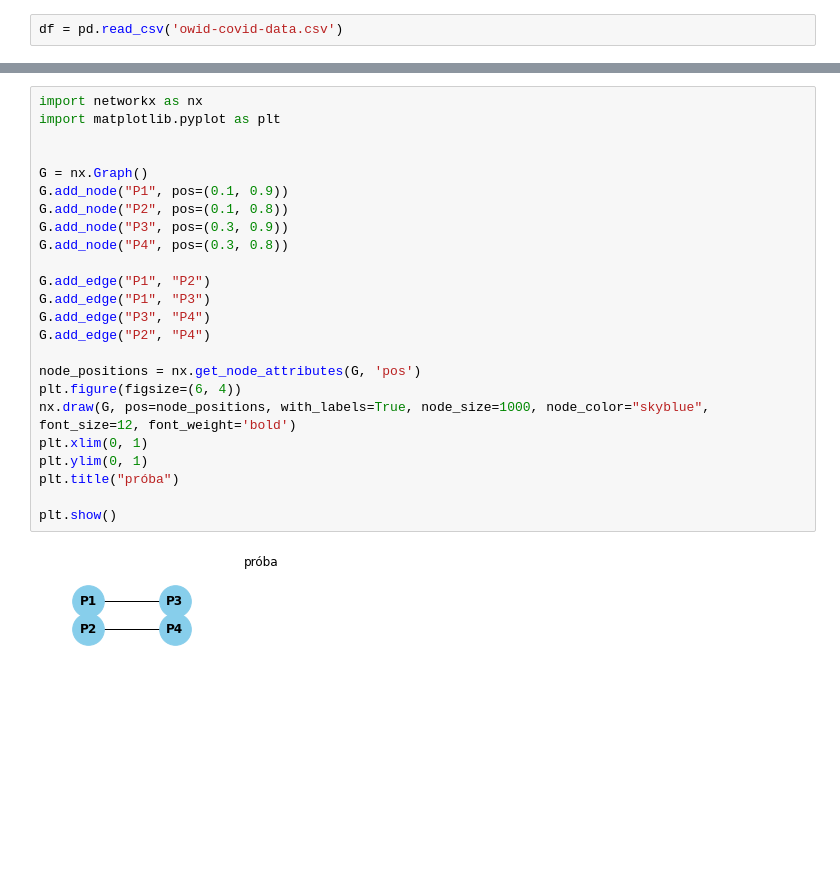
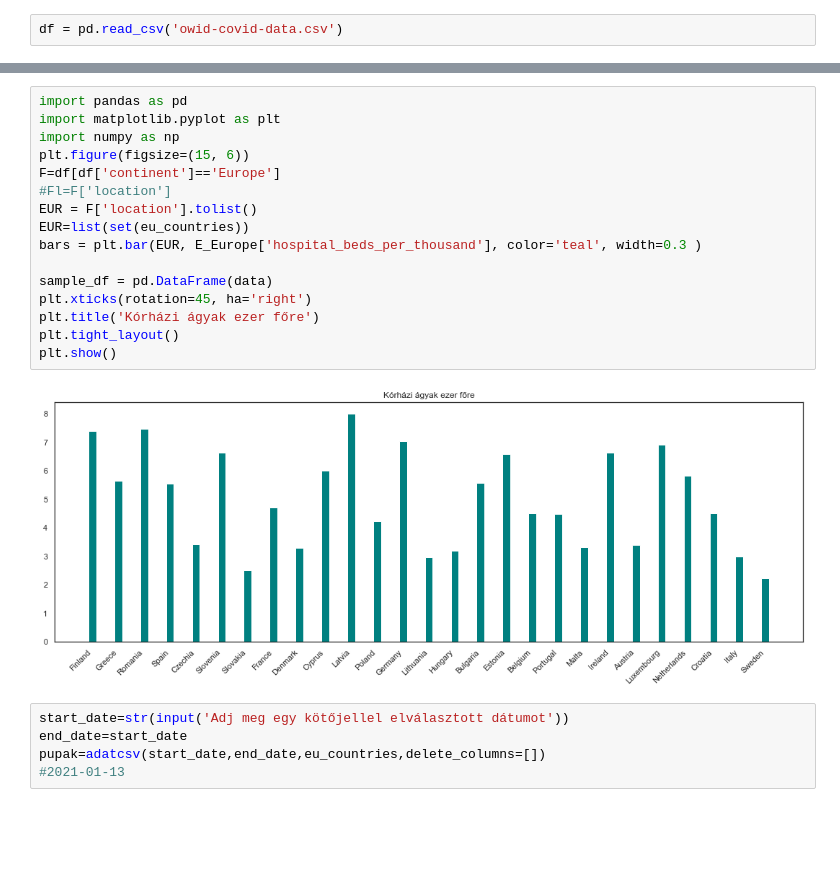
Before and after one commit to Adiklafa/Matprog, a Jupyter notebook: roxi.ipynb, the cells around one changed output, grey strips where cells are left out. Cells and saved outputs as stored; diff of their text form; blank space fills up the shorter version.

```diff
--- a/roxi.ipynb
+++ b/roxi.ipynb
@@ -118,26 +139,23 @@ plt.show()
-# %%
-import networkx as nx
-import matplotlib.pyplot as plt
-
-
-G = nx.Graph()
-G.add_node("P1", pos=(0.1, 0.9))
-G.add_node("P2", pos=(0.1, 0.8))
-G.add_node("P3", pos=(0.3, 0.9))
-G.add_node("P4", pos=(0.3, 0.8))
-
-G.add_edge("P1", "P2")
-G.add_edge("P1", "P3")
-G.add_edge("P3", "P4")
-G.add_edge("P2", "P4")
-
-node_positions = nx.get_node_attributes(G, 'pos')
-plt.figure(figsize=(6, 4))
-nx.draw(G, pos=node_positions, with_labels=True, node_size=1000, node_color="skyblue", font_size=12, font_weight='bold')
-plt.xlim(0, 1)
-plt.ylim(0, 1)
-plt.title("próba")
-
-plt.show()
-# %% [output]
-[figure, removed]
+# %%
+import pandas as pd
+import matplotlib.pyplot as plt
+import numpy as np
+plt.figure(figsize=(15, 6))
+F=df[df['continent']=='Europe']
+#Fl=F['location']
+EUR = F['location'].tolist()
+EUR=list(set(eu_countries))
+bars = plt.bar(EUR, E_Europe['hospital_beds_per_thousand'], color='teal', width=0.3 )
+
+sample_df = pd.DataFrame(data)
+plt.xticks(rotation=45, ha='right')
+plt.title('Kórházi ágyak ezer főre')
+plt.tight_layout()
+plt.show()
+# %% [output]
+[figure, added]
+# %%
+start_date=str(input('Adj meg egy kötőjellel elválasztott dátumot'))
+end_date=start_date
+pupak=adatcsv(start_date,end_date,eu_countries,delete_columns=[])
+#2021-01-13
```
Also changed, not shown: parts of 11 cells of this notebook.
